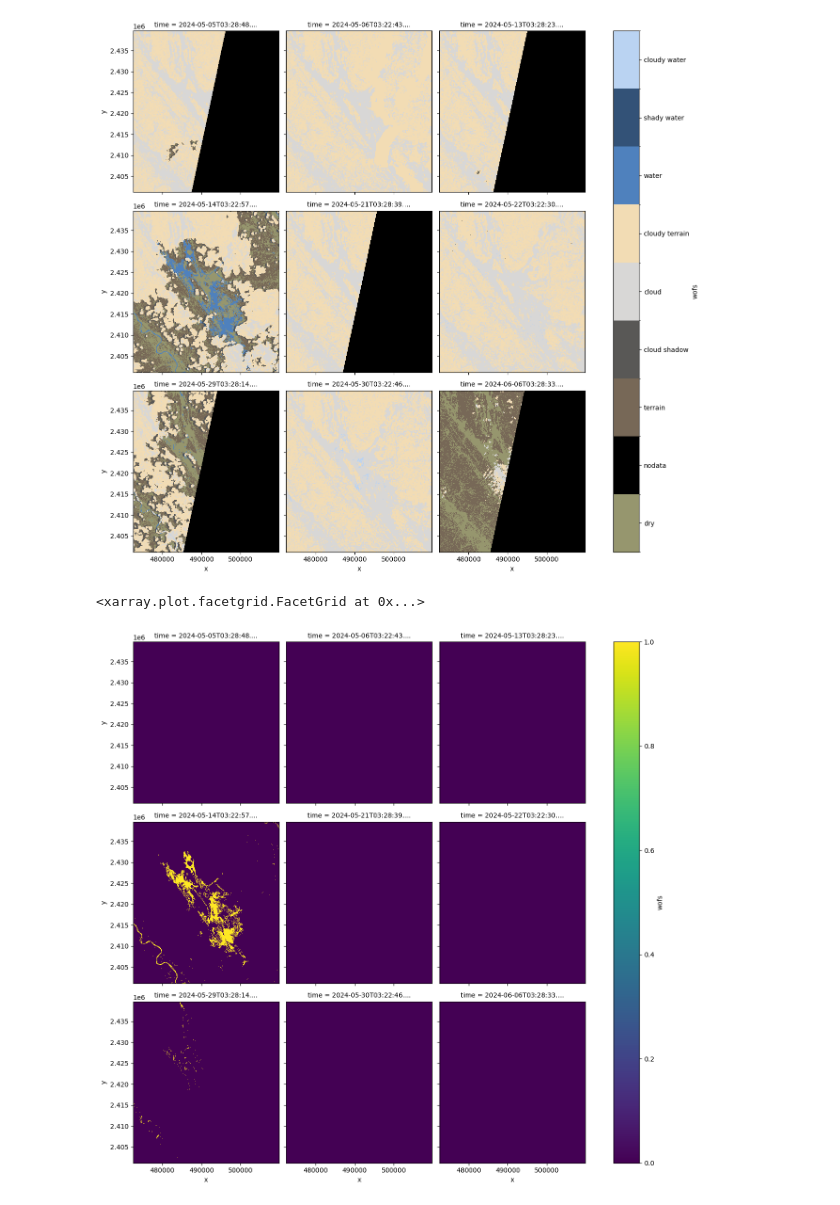
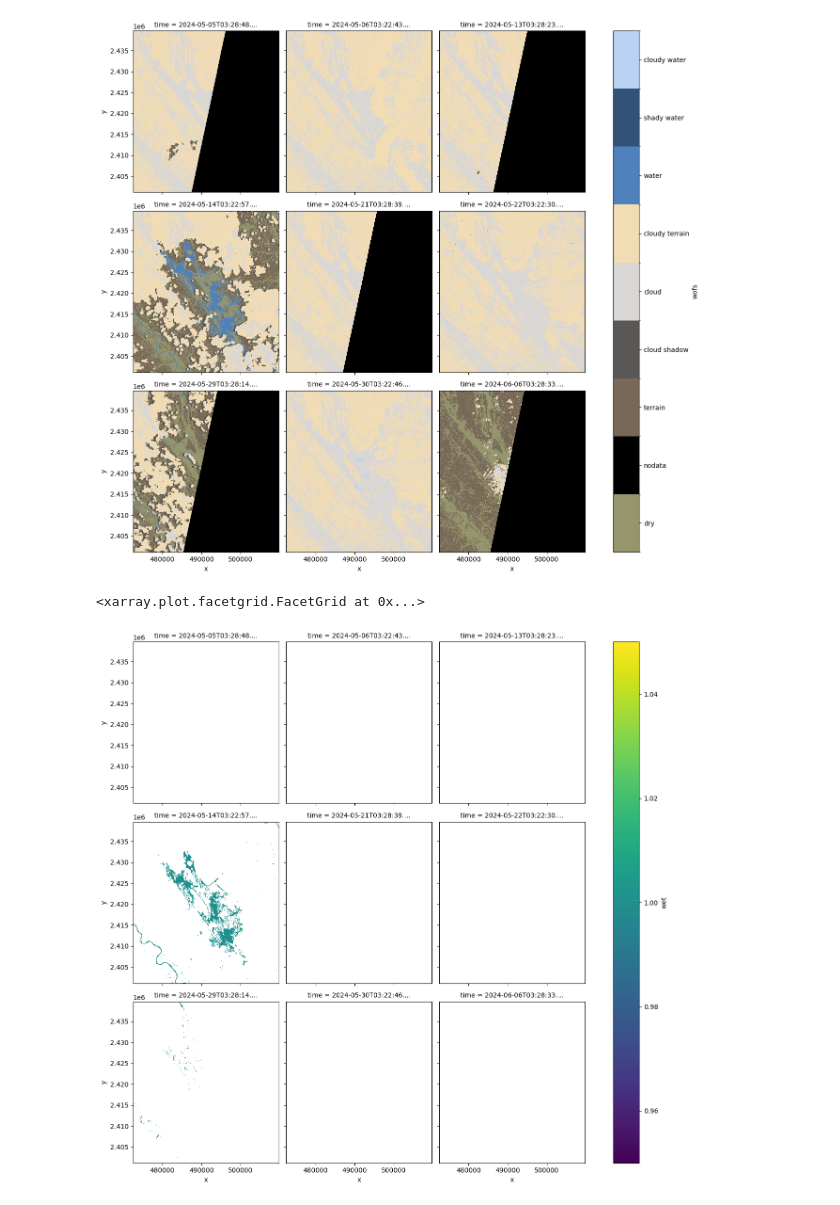
Before and after one commit to auspatious/notebook-examples, a Jupyter notebook: mspc_wofs.ipynb, the cells around one changed output. Saved outputs shown, nothing was run; the diff lists cells and outputs as text; code cells hidden in the pictures.

```diff
--- a/mspc_wofs.ipynb
+++ b/mspc_wofs.ipynb
@@ -151,32 +151,32 @@ plot_wo(data.wofs, col="time", col_wrap=3, size=4)
 # %%
 # Example from https://github.com/opendatacube/odc-stats/blob/develop/odc/stats/plugins/wofs.py
 BAD_BITS_MASK = {
     "cloud": (1 << 6),
     "cloud_shadow": (1 << 5),
     "terrain_shadow": (1 << 3),
 }
 
 # Select the nodata
 data["bad"] = (data.wofs & 1) == 0
 
 # Not sure what this step does!
 data["bad"] &= (data.wofs & (~(1 << 7) | 1)) > 0  # bad
 
 # Add the other bad bits, cloud, cloud shadow, terrain shadow
 for key, val in BAD_BITS_MASK.items():
     raw_mask = (data.wofs & val) > 0
     data["bad"] |= raw_mask
 
 # Now we have wet and dry, masked with bad data
 data["dry"] = (data.wofs == 0) & ~data["bad"]
 data["wet"] = (data.wofs == 128) & ~data["bad"]
 
 water = data.wet.where(data.wet == 1)
 water.attrs["nodata"] = 0
-(data.wofs == 128).plot.imshow(col="time", col_wrap=3, size=4)
+water.plot.imshow(col="time", col_wrap=3, size=4)
 # %% [output]
 <xarray.plot.facetgrid.FacetGrid at 0x...>
-[figure, old version]
+[figure, new version]
 # %%
 water.sel(time="2024-05-14").odc.explore(vmin=0, vmax=1, cmap="Blues")
 # %% [output]
```
Also changed, not shown: parts of 2 cells of this notebook.
